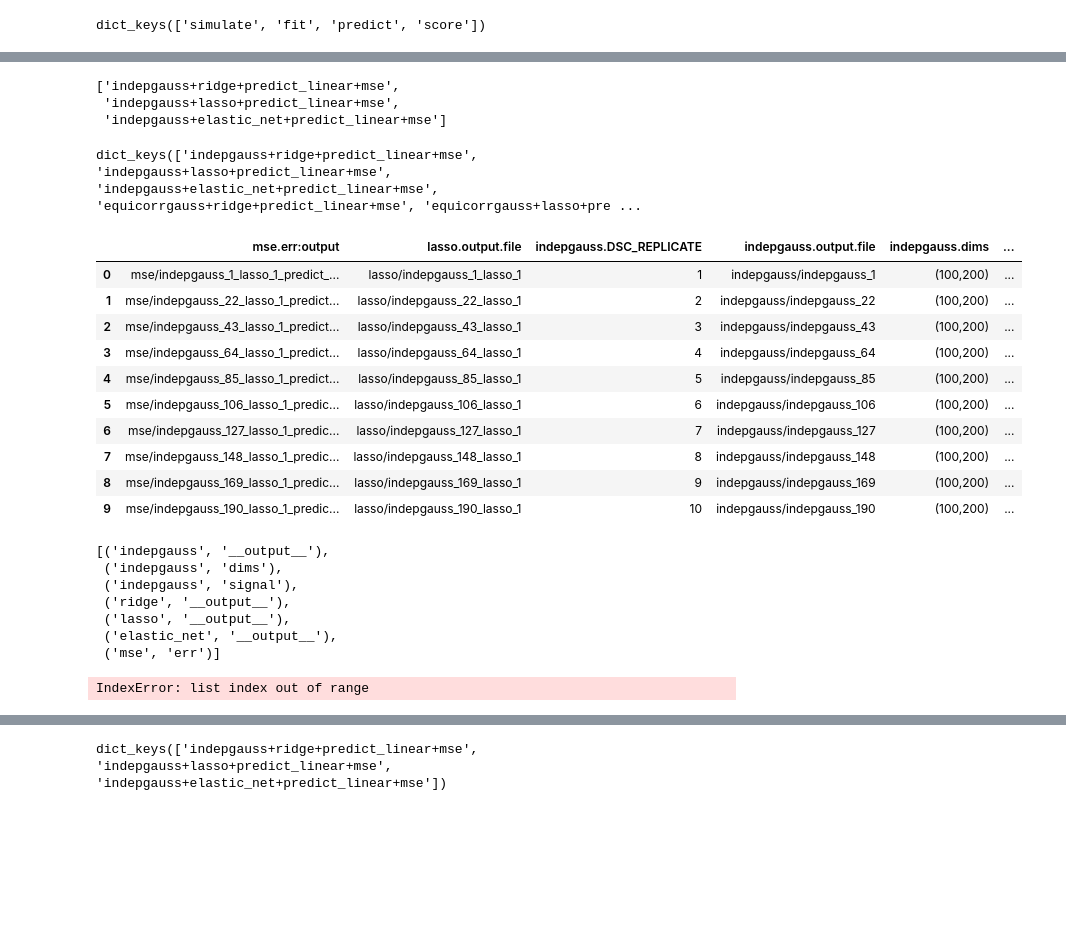
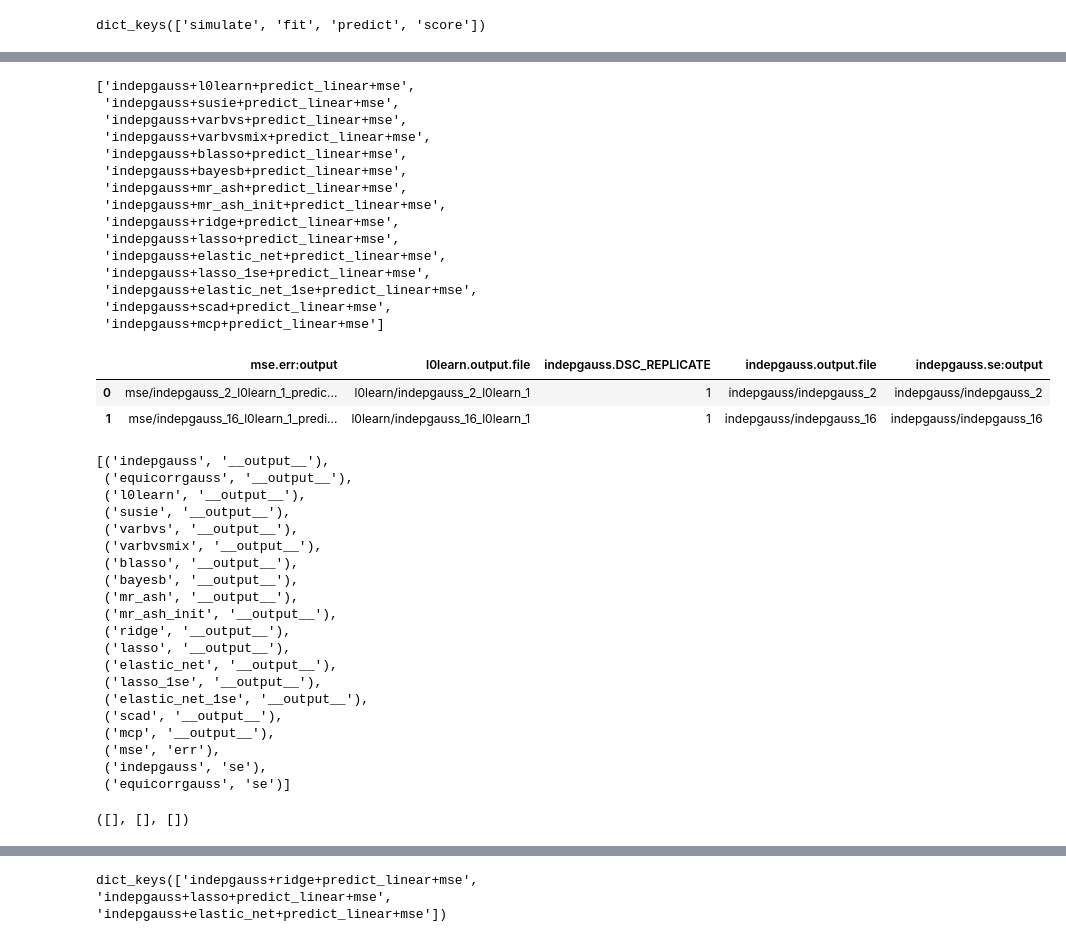
Before and after one commit to stephenslab/eb-linreg-dsc, a Jupyter notebook: analysis/exploring_dscquery.ipynb, the cells around one changed output, grey strips where cells are left out. Drawn from its saved outputs; the diff is of its cells as text; code cells hidden in the pictures; blank space fills up the shorter version.

```diff
--- a/analysis/exploring_dscquery.ipynb
+++ b/analysis/exploring_dscquery.ipynb
@@ -8,7 +8,7 @@ from dsc.query_engine import Query_Processor as dscQP
 
 # infodict = pd.read_excel('test_query.xlsx', engine='openpyxl', sheet_name = None)
 # %%
-dsc_output = "../dsc/dsc_result"
+dsc_output = "../dsc/trial"
 # %%
 db = os.path.join(dsc_output, os.path.basename(os.path.normpath(dsc_output)) + ".db")
 print(db)
@@ -154,41 +211,56 @@ qp_groups = qp.data['.groups']
 # %%
 ['+'.join(x) for x in get_pipelines(pstring, qp_groups)]
 # %% [output]
-['indepgauss+ridge+predict_linear+mse',
+['indepgauss+l0learn+predict_linear+mse',
+ 'indepgauss+susie+predict_linear+mse',
+ 'indepgauss+varbvs+predict_linear+mse',
+ 'indepgauss+varbvsmix+predict_linear+mse',
+ 'indepgauss+blasso+predict_linear+mse',
+ 'indepgauss+bayesb+predict_linear+mse',
+ 'indepgauss+mr_ash+predict_linear+mse',
+ 'indepgauss+mr_ash_init+predict_linear+mse',
+ 'indepgauss+ridge+predict_linear+mse',
  'indepgauss+lasso+predict_linear+mse',
- 'indepgauss+elastic_net+predict_linear+mse']
+ 'indepgauss+elastic_net+predict_linear+mse',
+ 'indepgauss+lasso_1se+predict_linear+mse',
+ 'indepgauss+elastic_net_1se+predict_linear+mse',
+ 'indepgauss+scad+predict_linear+mse',
+ 'indepgauss+mcp+predict_linear+mse']
 # %%
 pipelines = list(qp.output_tables.keys())
-# %% [output]
-dict_keys(['indepgauss+ridge+predict_linear+mse', 'indepgauss+lasso+predict_linear+mse', 'indepgauss+elastic_net+predict_linear+mse', 'equicorrgauss+ridge+predict_linear+mse', 'equicorrgauss+lasso+pre ...
 # %%
-qp.output_tables[list(qp.output_tables.keys())[1]]
+qp.output_tables[list(qp.output_tables.keys())[0]]
 # %% [output]
-|  | mse.err:output | lasso.output.file | indepgauss.DSC_REPLICATE | indepgauss.output.file | indepgauss.dims | ... |
-| 0 | mse/indepgauss_1_lasso_1_predict_... | lasso/indepgauss_1_lasso_1 | 1 | indepgauss/indepgauss_1 | (100,200) | ... |
-| 1 | mse/indepgauss_22_lasso_1_predict... | lasso/indepgauss_22_lasso_1 | 2 | indepgauss/indepgauss_22 | (100,200) | ... |
-| 2 | mse/indepgauss_43_lasso_1_predict... | lasso/indepgauss_43_lasso_1 | 3 | indepgauss/indepgauss_43 | (100,200) | ... |
-| 3 | mse/indepgauss_64_lasso_1_predict... | lasso/indepgauss_64_lasso_1 | 4 | indepgauss/indepgauss_64 | (100,200) | ... |
-| 4 | mse/indepgauss_85_lasso_1_predict... | lasso/indepgauss_85_lasso_1 | 5 | indepgauss/indepgauss_85 | (100,200) | ... |
-| 5 | mse/indepgauss_106_lasso_1_predic... | lasso/indepgauss_106_lasso_1 | 6 | indepgauss/indepgauss_106 | (100,200) | ... |
-| 6 | mse/indepgauss_127_lasso_1_predic... | lasso/indepgauss_127_lasso_1 | 7 | indepgauss/indepgauss_127 | (100,200) | ... |
-| 7 | mse/indepgauss_148_lasso_1_predic... | lasso/indepgauss_148_lasso_1 | 8 | indepgauss/indepgauss_148 | (100,200) | ... |
-| 8 | mse/indepgauss_169_lasso_1_predic... | lasso/indepgauss_169_lasso_1 | 9 | indepgauss/indepgauss_169 | (100,200) | ... |
-| 9 | mse/indepgauss_190_lasso_1_predic... | lasso/indepgauss_190_lasso_1 | 10 | indepgauss/indepgauss_190 | (100,200) | ... |
+|  | mse.err:output | l0learn.output.file | indepgauss.DSC_REPLICATE | indepgauss.output.file | indepgauss.se:output |
+| 0 | mse/indepgauss_2_l0learn_1_predic... | l0learn/indepgauss_2_l0learn_1 | 1 | indepgauss/indepgauss_2 | indepgauss/indepgauss_2 |
+| 1 | mse/indepgauss_16_l0learn_1_predi... | l0learn/indepgauss_16_l0learn_1 | 1 | indepgauss/indepgauss_16 | indepgauss/indepgauss_16 |
 # %%
 qp.get_table_fields(' '.join(target).split())
 # %% [output]
 [('indepgauss', '__output__'),
- ('indepgauss', 'dims'),
- ('indepgauss', 'signal'),
+ ('equicorrgauss', '__output__'),
+ ('l0learn', '__output__'),
+ ('susie', '__output__'),
+ ('varbvs', '__output__'),
+ ('varbvsmix', '__output__'),
+ ('blasso', '__output__'),
+ ('bayesb', '__output__'),
+ ('mr_ash', '__output__'),
+ ('mr_ash_init', '__output__'),
  ('ridge', '__output__'),
  ('lasso', '__output__'),
  ('elastic_net', '__output__'),
- ('mse', 'err')]
+ ('lasso_1se', '__output__'),
+ ('elastic_net_1se', '__output__'),
+ ('scad', '__output__'),
+ ('mcp', '__output__'),
+ ('mse', 'err'),
+ ('indepgauss', 'se'),
+ ('equicorrgauss', 'se')]
 # %%
 qp.filter_pipelines(qp.data['.pipelines'])
 # %% [output]
-IndexError: list index out of range
+([], [], [])
 # %%
 qp.pipelines
 # %% [output]
```
Also changed, not shown: parts of 18 cells of this notebook, 3 other files.
